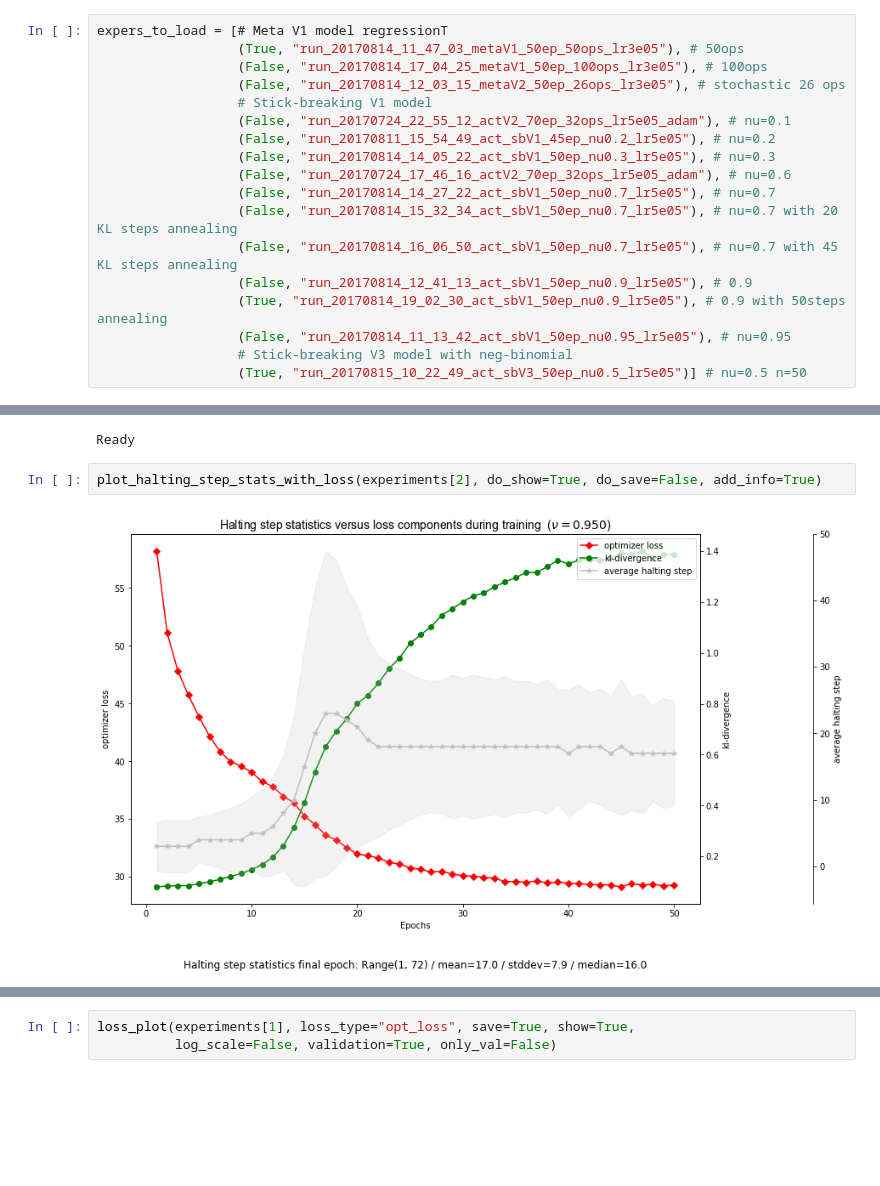
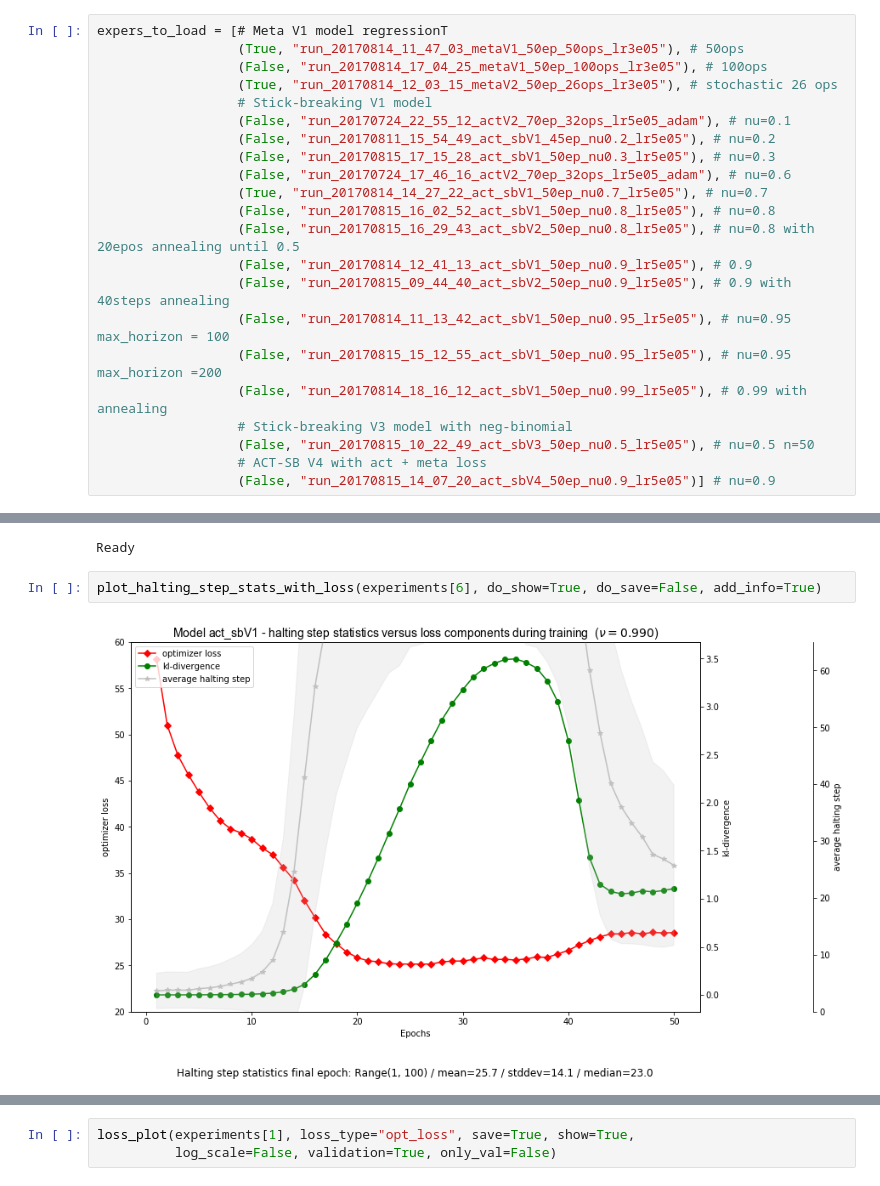
Before and after one commit to toologicbv/meta_learner, a Jupyter notebook: regressionT_results_actsb_1.ipynb, the cells around one changed output, grey strips where cells are left out. Cells and saved outputs as stored; diff of their text form; blank space fills up the shorter version.

```diff
--- a/regressionT_results_actsb_1.ipynb
+++ b/regressionT_results_actsb_1.ipynb
@@ -53,20 +53,24 @@ from utils.regression import RegressionWithStudentT
 expers_to_load = [# Meta V1 model regressionT
                   (True, "run_20170814_11_47_03_metaV1_50ep_50ops_lr3e05"), # 50ops
                   (False, "run_20170814_17_04_25_metaV1_50ep_100ops_lr3e05"), # 100ops
-                  (False, "run_20170814_12_03_15_metaV2_50ep_26ops_lr3e05"), # stochastic 26 ops
+                  (True, "run_20170814_12_03_15_metaV2_50ep_26ops_lr3e05"), # stochastic 26 ops
                   # Stick-breaking V1 model
                   (False, "run_20170724_22_55_12_actV2_70ep_32ops_lr5e05_adam"), # nu=0.1
                   (False, "run_20170811_15_54_49_act_sbV1_45ep_nu0.2_lr5e05"), # nu=0.2
-                  (False, "run_20170814_14_05_22_act_sbV1_50ep_nu0.3_lr5e05"), # nu=0.3
+                  (False, "run_20170815_17_15_28_act_sbV1_50ep_nu0.3_lr5e05"), # nu=0.3
                   (False, "run_20170724_17_46_16_actV2_70ep_32ops_lr5e05_adam"), # nu=0.6
-                  (False, "run_20170814_14_27_22_act_sbV1_50ep_nu0.7_lr5e05"), # nu=0.7
-                  (False, "run_20170814_15_32_34_act_sbV1_50ep_nu0.7_lr5e05"), # nu=0.7 with 20 KL steps annealing
-                  (False, "run_20170814_16_06_50_act_sbV1_50ep_nu0.7_lr5e05"), # nu=0.7 with 45 KL steps annealing
+                  (True, "run_20170814_14_27_22_act_sbV1_50ep_nu0.7_lr5e05"), # nu=0.7
+                  (False, "run_20170815_16_02_52_act_sbV1_50ep_nu0.8_lr5e05"), # nu=0.8
+                  (False, "run_20170815_16_29_43_act_sbV2_50ep_nu0.8_lr5e05"), # nu=0.8 with 20epos annealing until 0.5
                   (False, "run_20170814_12_41_13_act_sbV1_50ep_nu0.9_lr5e05"), # 0.9
-                  (True, "run_20170814_19_02_30_act_sbV1_50ep_nu0.9_lr5e05"), # 0.9 with 50steps annealing
-                  (False, "run_20170814_11_13_42_act_sbV1_50ep_nu0.95_lr5e05"), # nu=0.95
+                  (False, "run_20170815_09_44_40_act_sbV2_50ep_nu0.9_lr5e05"), # 0.9 with 40steps annealing
+                  (False, "run_20170814_11_13_42_act_sbV1_50ep_nu0.95_lr5e05"), # nu=0.95 max_horizon = 100
+                  (False, "run_20170815_15_12_55_act_sbV1_50ep_nu0.95_lr5e05"), # nu=0.95 max_horizon =200
+                  (False, "run_20170814_18_16_12_act_sbV1_50ep_nu0.99_lr5e05"), # 0.99 with annealing
                   # Stick-breaking V3 model with neg-binomial
-                  (True, "run_20170815_10_22_49_act_sbV3_50ep_nu0.5_lr5e05")] # nu=0.5 n=50
+                  (False, "run_20170815_10_22_49_act_sbV3_50ep_nu0.5_lr5e05"), # nu=0.5 n=50
+                  # ACT-SB V4 with act + meta loss
+                  (False, "run_20170815_14_07_20_act_sbV4_50ep_nu0.9_lr5e05")] # nu=0.9
 # %%
 without_models = False
 
@@ -136,7 +144,7 @@ print("Ready")
 # %% [output]
 Ready
 # %%
-plot_halting_step_stats_with_loss(experiments[2], do_show=True, do_save=False, add_info=True)
+plot_halting_step_stats_with_loss(experiments[6], do_show=True, do_save=False, add_info=True)
 # %% [output]
-[figure, old version]
+[figure, new version]
 # %%
```
Also changed, not shown: parts of 7 cells of this notebook, 9 other files.
